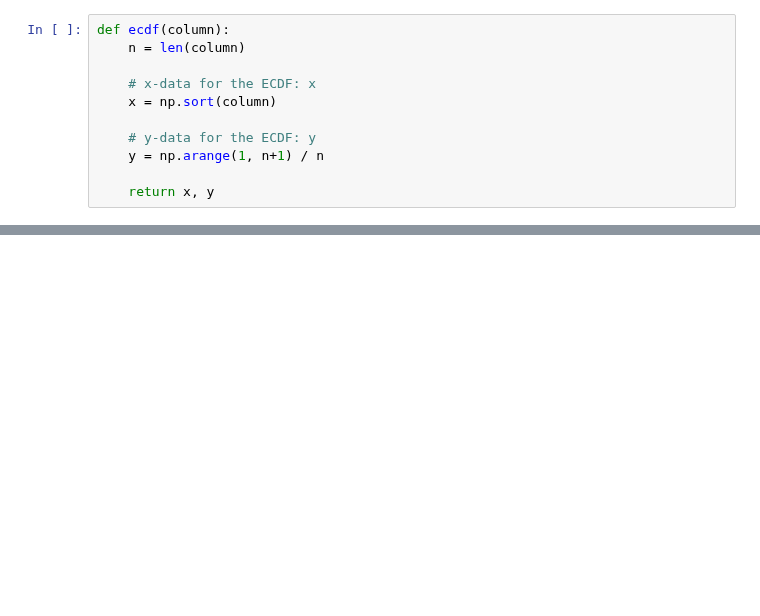
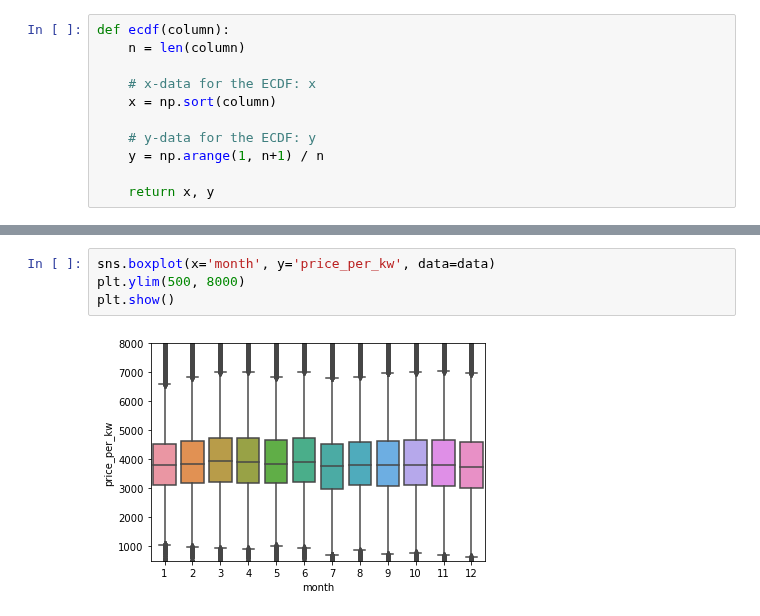
Before and after one commit to zjbrown0689/Solar-Panel-Capstone, a Jupyter notebook: notebooks/Exploratory Data Analysis.ipynb, the cells around one changed output, grey strips where cells are left out. Cells and saved outputs as stored; diff of their text form; blank space fills up the shorter version.

Commit message:
Added monthly analysis to EDA

```diff
--- a/notebooks/Exploratory Data Analysis.ipynb
+++ b/notebooks/Exploratory Data Analysis.ipynb
@@ -65,0 +82,6 @@ def ecdf(column):
+# %%
+sns.boxplot(x='month', y='price_per_kw', data=data)
+plt.ylim(500, 8000)
+plt.show()
+# %% [output]
+[figure, added]
```
Also changed, not shown: parts of 3 cells of this notebook, 1 other file.
